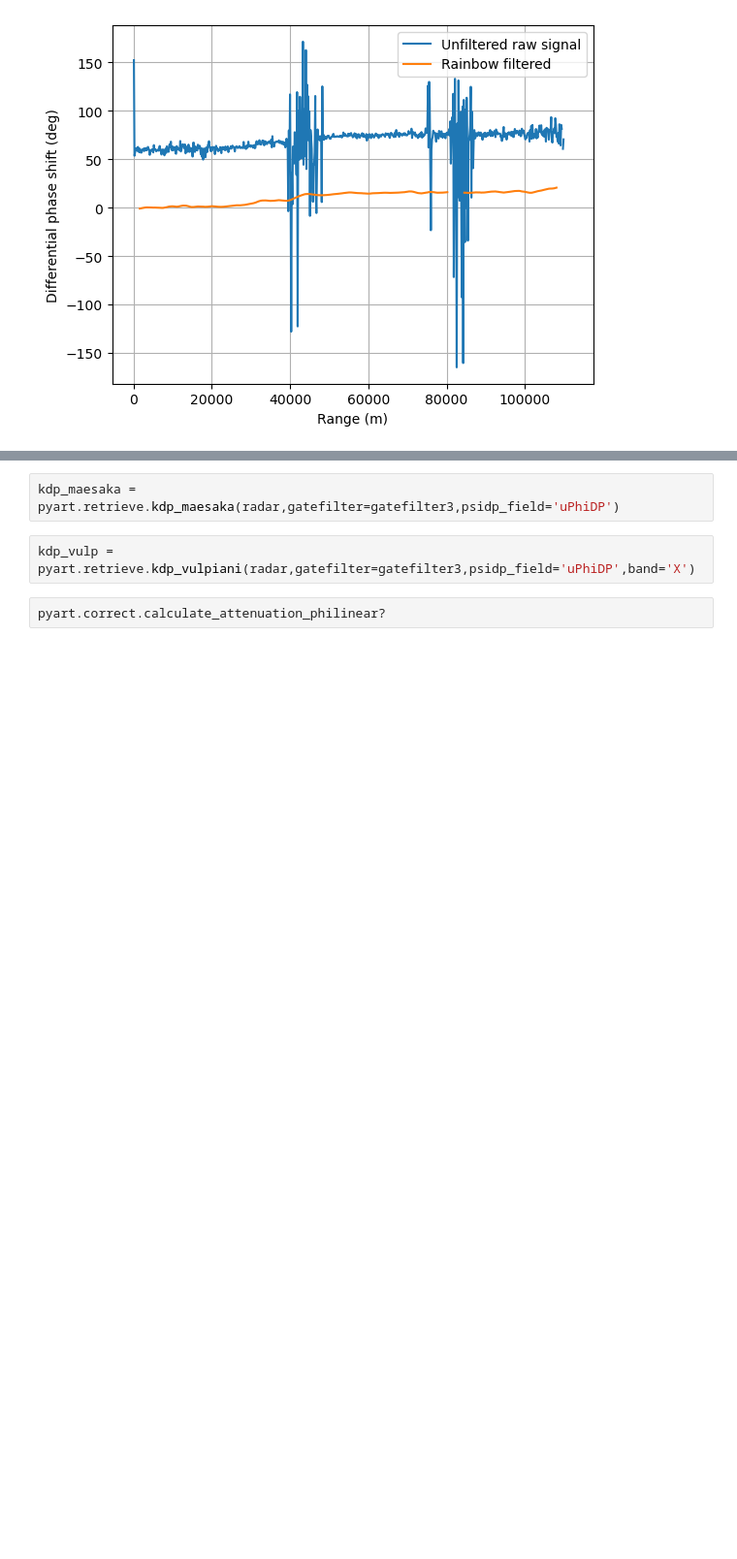
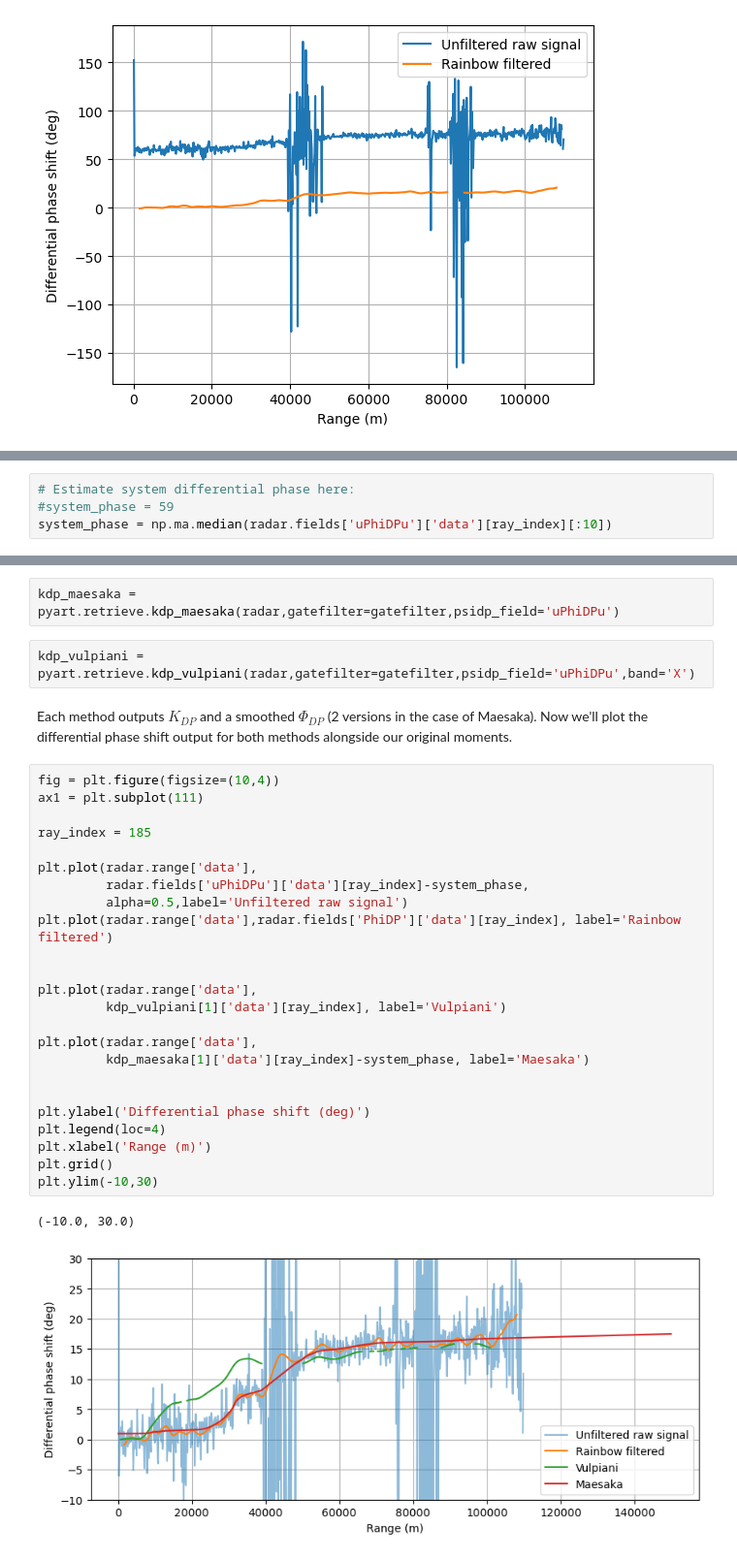
Before and after one commit to ncasuk/NCAS-Intro-Atmos-Radar-2024, a Jupyter notebook: notebooks/practicals/Practical_4_Part_3_Attenuation.ipynb, the cells around one changed output, grey strips where cells are left out. Shown at 97% size. Drawn from its saved outputs; the diff is of its cells as text; blank space fills up the shorter version.

```diff
--- a/notebooks/practicals/Practical_4_Part_3_Attenuation.ipynb
+++ b/notebooks/practicals/Practical_4_Part_3_Attenuation.ipynb
@@ -242,0 +256,4 @@ plt.grid()
+# %%
+# Estimate system differential phase here:
+#system_phase = 59
+system_phase = np.ma.median(radar.fields['uPhiDPu']['data'][ray_index][:10])
@@ -243,6 +277,33 @@ plt.grid()
 # %%
-kdp_maesaka = pyart.retrieve.kdp_maesaka(radar,gatefilter=gatefilter3,psidp_field='uPhiDP')
+kdp_maesaka = pyart.retrieve.kdp_maesaka(radar,gatefilter=gatefilter,psidp_field='uPhiDPu')
 # %%
-kdp_vulp = pyart.retrieve.kdp_vulpiani(radar,gatefilter=gatefilter3,psidp_field='uPhiDP',band='X')
+kdp_vulpiani = pyart.retrieve.kdp_vulpiani(radar,gatefilter=gatefilter,psidp_field='uPhiDPu',band='X')
-# %%
-pyart.correct.calculate_attenuation_philinear?
+# %% [markdown]
+Each method outputs $K_{DP}$ and a smoothed $\Phi_{DP}$ (2 versions in the case of Maesaka). Now we'll plot the differential phase shift output for both methods alongside our original moments.
+# %%
+fig = plt.figure(figsize=(10,4))
+ax1 = plt.subplot(111)
+
+ray_index = 185
+
+plt.plot(radar.range['data'],
+         radar.fields['uPhiDPu']['data'][ray_index]-system_phase,
+         alpha=0.5,label='Unfiltered raw signal')
+plt.plot(radar.range['data'],radar.fields['PhiDP']['data'][ray_index], label='Rainbow filtered')
+
+
+plt.plot(radar.range['data'],
+         kdp_vulpiani[1]['data'][ray_index], label='Vulpiani')
+
+plt.plot(radar.range['data'],
+         kdp_maesaka[1]['data'][ray_index]-system_phase, label='Maesaka')
+
+
+plt.ylabel('Differential phase shift (deg)')
+plt.legend(loc=4)
+plt.xlabel('Range (m)')
+plt.grid()
+plt.ylim(-10,30)
+# %% [output]
+(-10.0, 30.0)
+[figure, added]
```
Also changed, not shown: parts of 29 cells of this notebook.
